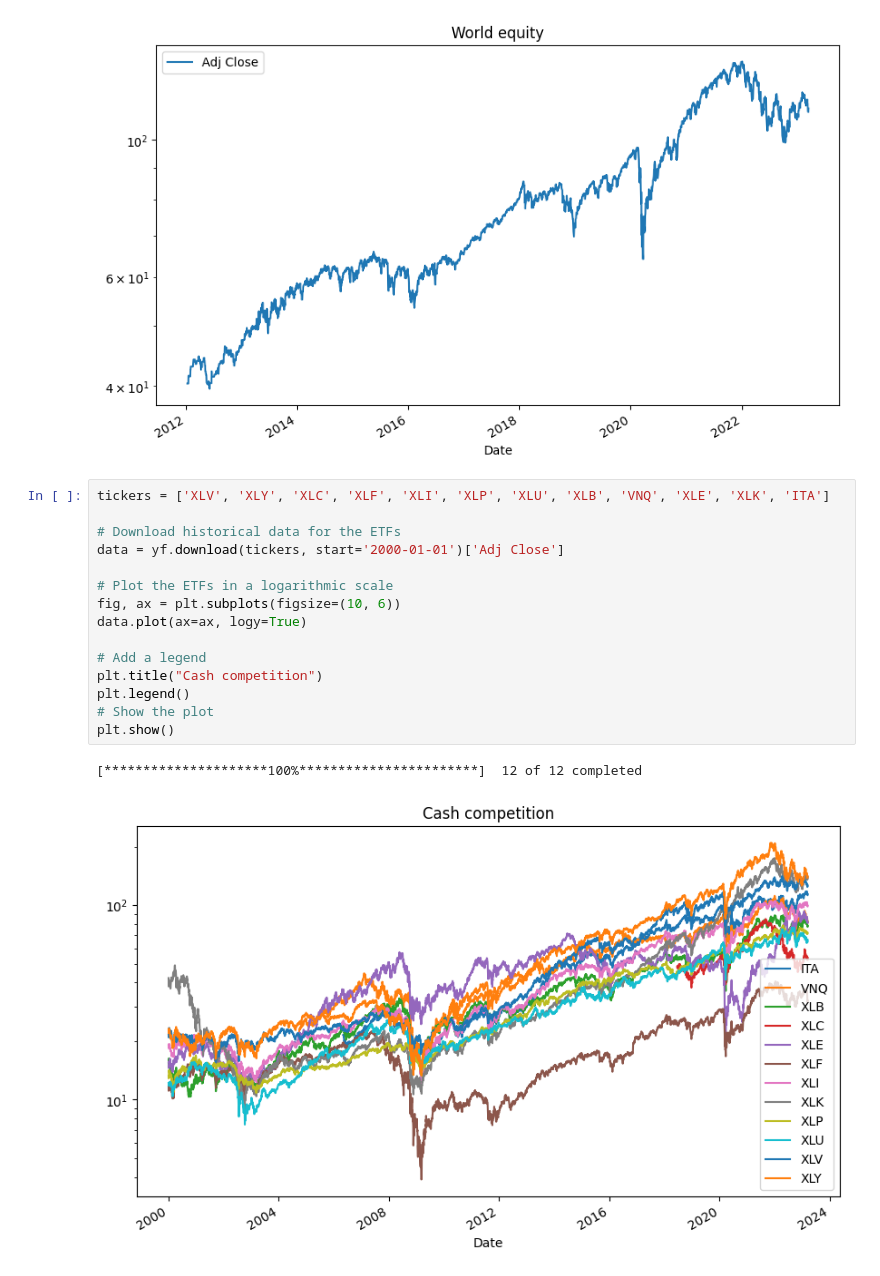
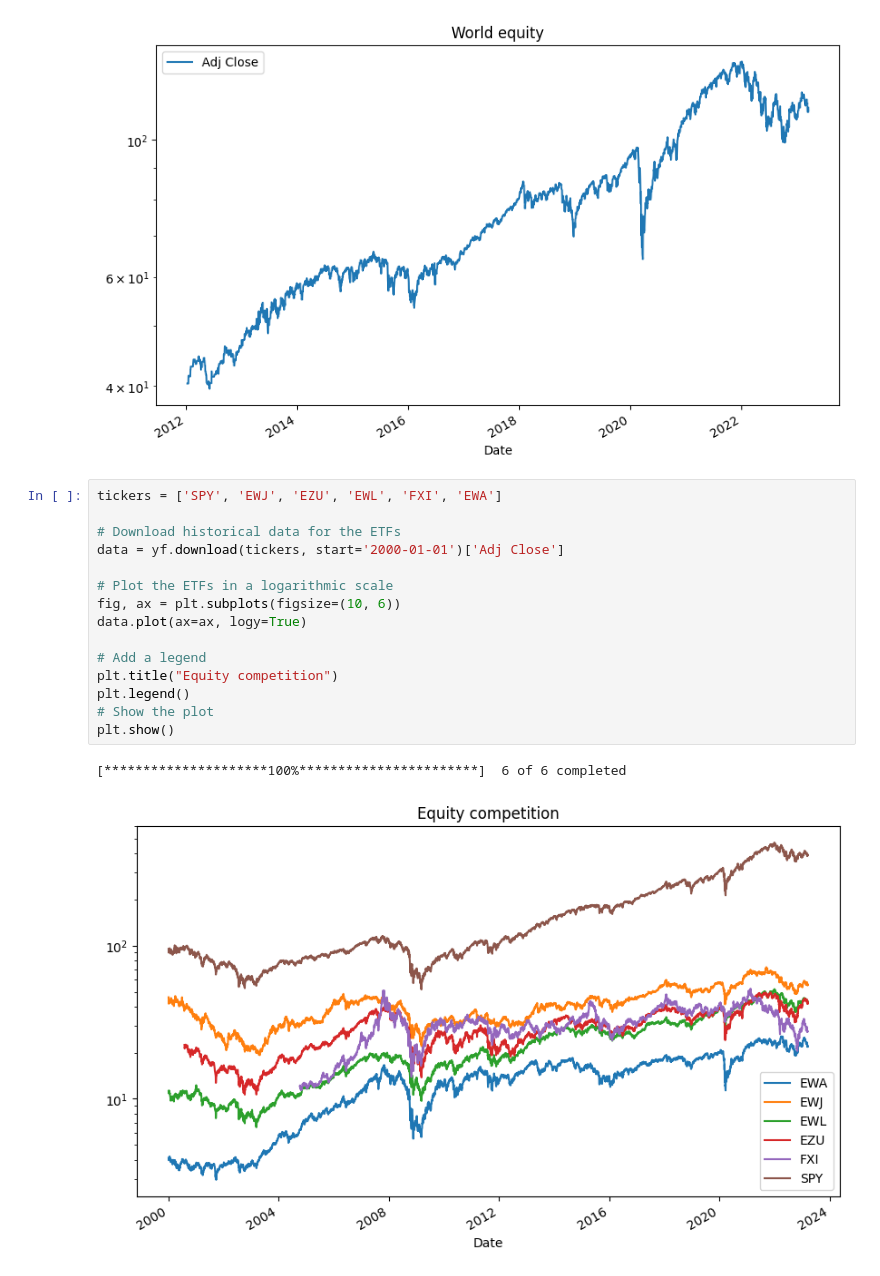
Before and after one commit to dkn-maida/farscape-investment, a Jupyter notebook: equity_alpha.ipynb, the cells around one changed output. Cells and saved outputs as stored; diff of their text form.

```diff
--- a/equity_alpha.ipynb
+++ b/equity_alpha.ipynb
@@ -18,20 +18,20 @@ plt.show()
 [*********************100%***********************]  1 of 1 completed
 [figure]
 # %%
-tickers = ['XLV', 'XLY', 'XLC', 'XLF', 'XLI', 'XLP', 'XLU', 'XLB', 'VNQ', 'XLE', 'XLK', 'ITA']
+tickers = ['SPY', 'EWJ', 'EZU', 'EWL', 'FXI', 'EWA']
 
 # Download historical data for the ETFs
 data = yf.download(tickers, start='2000-01-01')['Adj Close']
 
 # Plot the ETFs in a logarithmic scale
 fig, ax = plt.subplots(figsize=(10, 6))
 data.plot(ax=ax, logy=True)
 
 # Add a legend
-plt.title("Cash competition")
+plt.title("Equity competition")
 plt.legend()
 # Show the plot
 plt.show()
 # %% [output]
-[*********************100%***********************]  12 of 12 completed
+[*********************100%***********************]  6 of 6 completed
-[figure, old version]
+[figure, new version]
```
Also changed, not shown: parts of 4 cells of this notebook.
